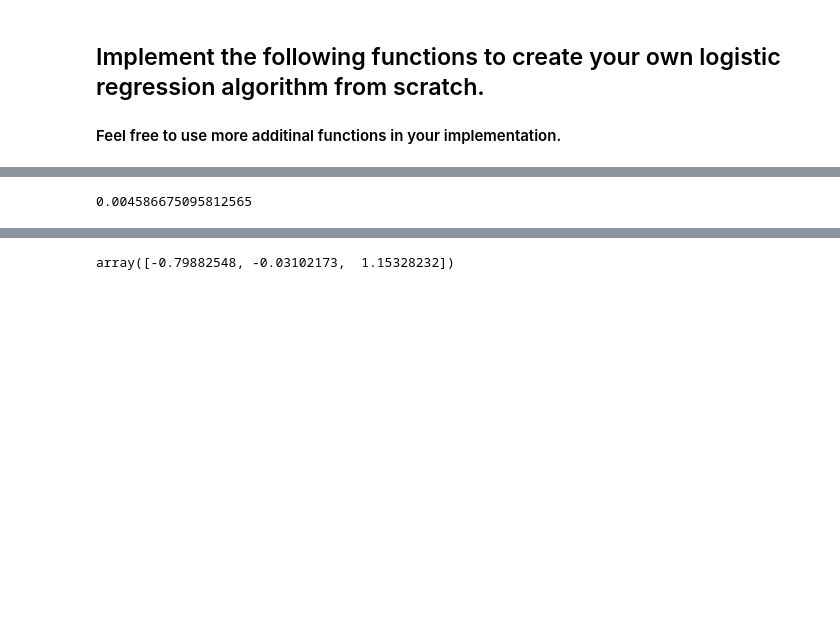
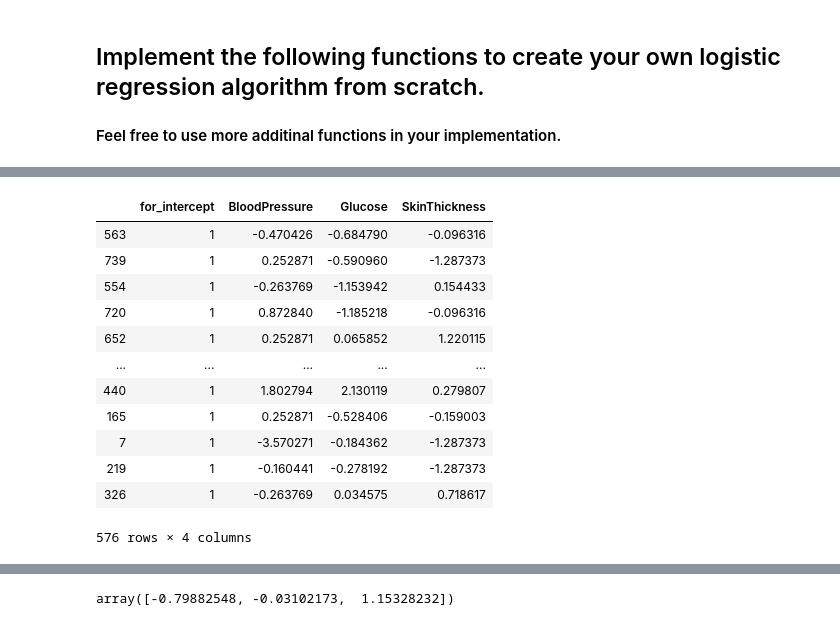
Before and after one commit to Edgar-creator/Intro_To_ML, a Jupyter notebook: Week6/Practical/Logistic_Regression_Practical_Homework.ipynb, the cells around one changed output, grey strips where cells are left out. Saved outputs shown, nothing was run; the diff lists cells and outputs as text; code cells hidden in the pictures; blank space fills up the shorter version.

```diff
--- a/Week6/Practical/Logistic_Regression_Practical_Homework.ipynb
+++ b/Week6/Practical/Logistic_Regression_Practical_Homework.ipynb
@@ -60,19 +61,30 @@ Name: 1, dtype: float64
 # %%
 xtrain["for_intercept"]=1
 xtrain=xtrain[["for_intercept"]+list(xtrain.columns[:-1])]
 xtrain
 def logistic_func(beta,X):
     return 1/(1+np.exp(np.dot(np.array(beta),-X.T)))
 
     """
     :param X: data matrix (2 dimensional np.array)
     :param beta: value of beta (1 dimensional np.array)
 
     """
-
-logistic_func([1,2,3,], xtrain.iloc[458])
+xtrain
 # %% [output]
+|  | for_intercept | BloodPressure | Glucose | SkinThickness |
+| 563 | 1 | -0.470426 | -0.684790 | -0.096316 |
+| 739 | 1 | 0.252871 | -0.590960 | -1.287373 |
+| 554 | 1 | -0.263769 | -1.153942 | 0.154433 |
+| 720 | 1 | 0.872840 | -1.185218 | -0.096316 |
+| 652 | 1 | 0.252871 | 0.065852 | 1.220115 |
+| ... | ... | ... | ... | ... |
+| 440 | 1 | 1.802794 | 2.130119 | 0.279807 |
+| 165 | 1 | 0.252871 | -0.528406 | -0.159003 |
+| 7 | 1 | -3.570271 | -0.184362 | -1.287373 |
+| 219 | 1 | -0.160441 | -0.278192 | -1.287373 |
+| 326 | 1 | -0.263769 | 0.034575 | 0.718617 |
-0.004586675095812565
+576 rows × 4 columns
 # %%
 def gradient(beta, X, Y):
     return np.dot((logistic_func(beta,X) -Y).T,X)
```
Also changed, not shown: parts of 8 cells of this notebook.
